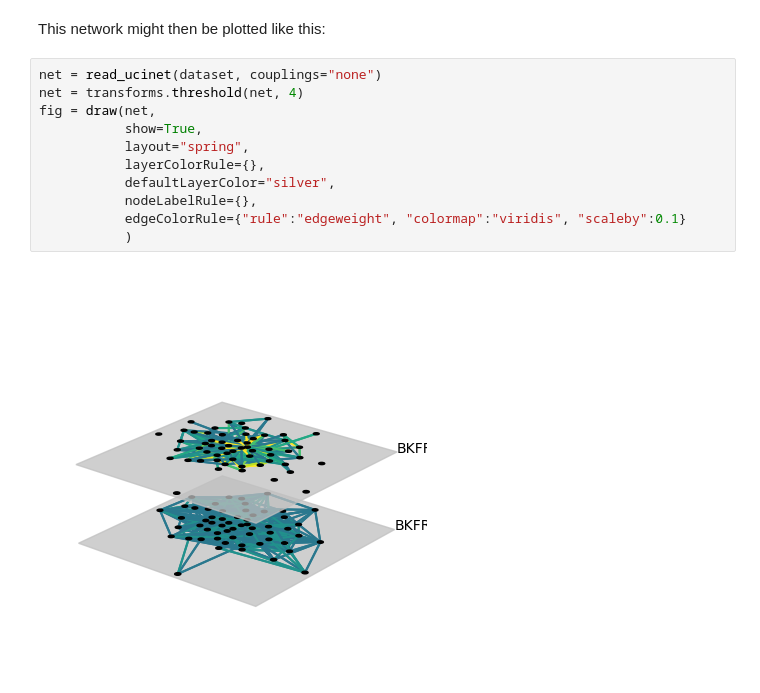
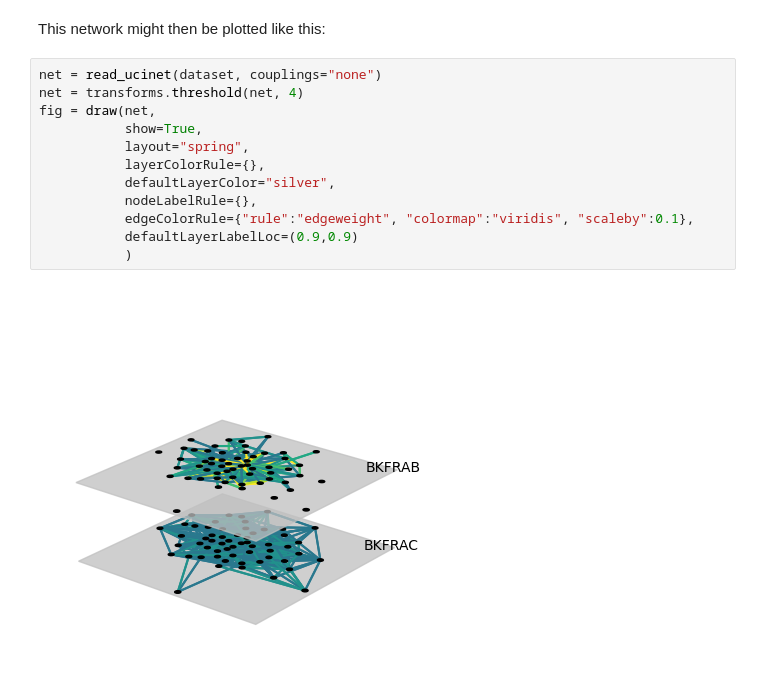
Before and after one commit to mnets/pymnet, a Jupyter notebook: doc/tutorials/visualizing.ipynb, the cells around one changed output. Saved outputs shown, nothing was run; the diff lists cells and outputs as text.

```diff
--- a/doc/tutorials/visualizing.ipynb
+++ b/doc/tutorials/visualizing.ipynb
@@ -60,13 +58,14 @@ This network might then be plotted like this:
 # %%
 net = read_ucinet(dataset, couplings="none")
 net = transforms.threshold(net, 4)
 fig = draw(net,
            show=True,
            layout="spring",
            layerColorRule={},
            defaultLayerColor="silver",
            nodeLabelRule={},
-           edgeColorRule={"rule":"edgeweight", "colormap":"viridis", "scaleby":0.1}
+           edgeColorRule={"rule":"edgeweight", "colormap":"viridis", "scaleby":0.1},
+           defaultLayerLabelLoc=(0.9,0.9)
            )
 # %% [output]
-[figure, old version]
+[figure, new version]
```
Also changed, not shown: parts of 2 cells of this notebook.
